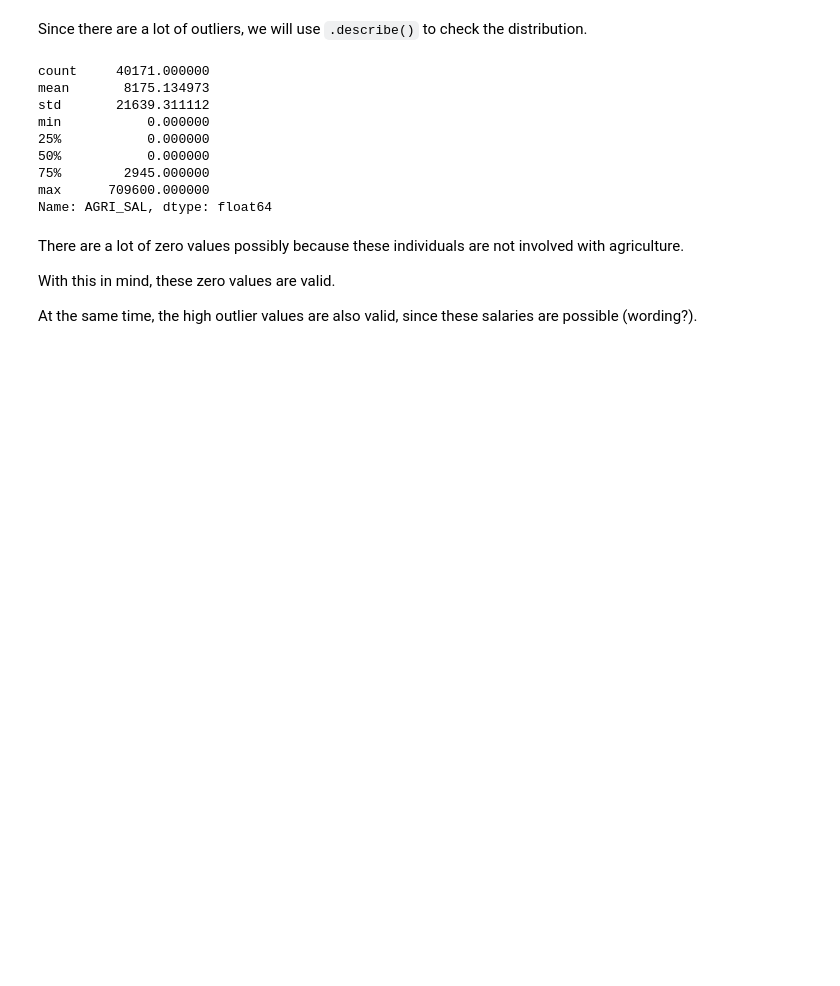
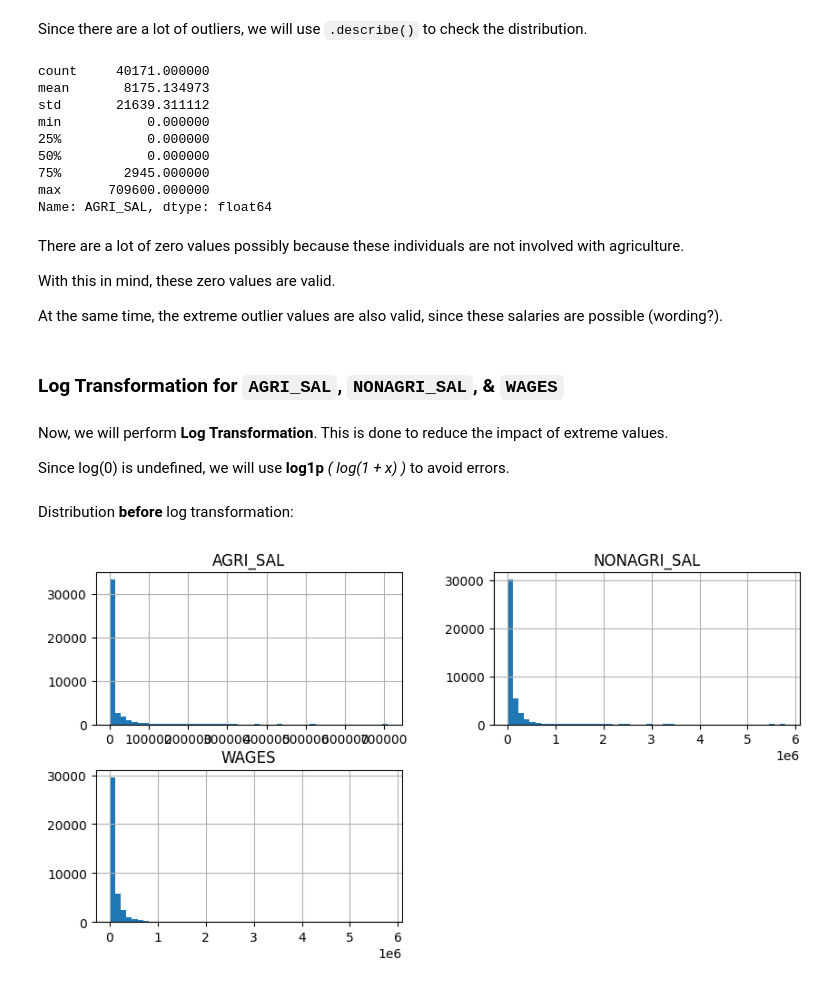
Before and after one commit to weeg16/STINTSY, a Jupyter notebook: main.ipynb, the cells around one changed output. Saved outputs shown, nothing was run; the diff lists cells and outputs as text; code cells hidden in the pictures; blank space fills up the shorter version.

Commit message:
log transformation

```diff
--- a/main.ipynb
+++ b/main.ipynb
@@ -128,4 +144,17 @@ There are a lot of zero values possibly because these individuals are not involv
 
 With this in mind, these zero values are valid.
 
-At the same time, the high outlier values are also valid, since these salaries are possible (wording?).
+At the same time, the extreme outlier values are also valid, since these salaries are possible (wording?).
+# %% [markdown]
+### Log Transformation for **`AGRI_SAL`**, **`NONAGRI_SAL`**, & **`WAGES`**
+# %% [markdown]
+Now, we will perform **Log Transformation**. This is done to reduce the impact of extreme values.
+
+Since log(0) is undefined, we will use **log1p** *( log(1 + x) )* to avoid errors.
+# %% [markdown]
+Distribution **before** log transformation:
+# %%
+fies_df[['AGRI_SAL', 'NONAGRI_SAL', 'WAGES']].hist(figsize=(10, 5), bins=50)
+plt.show()
+# %% [output]
+[figure, added]
```
Also changed, not shown: parts of 7 cells of this notebook.
